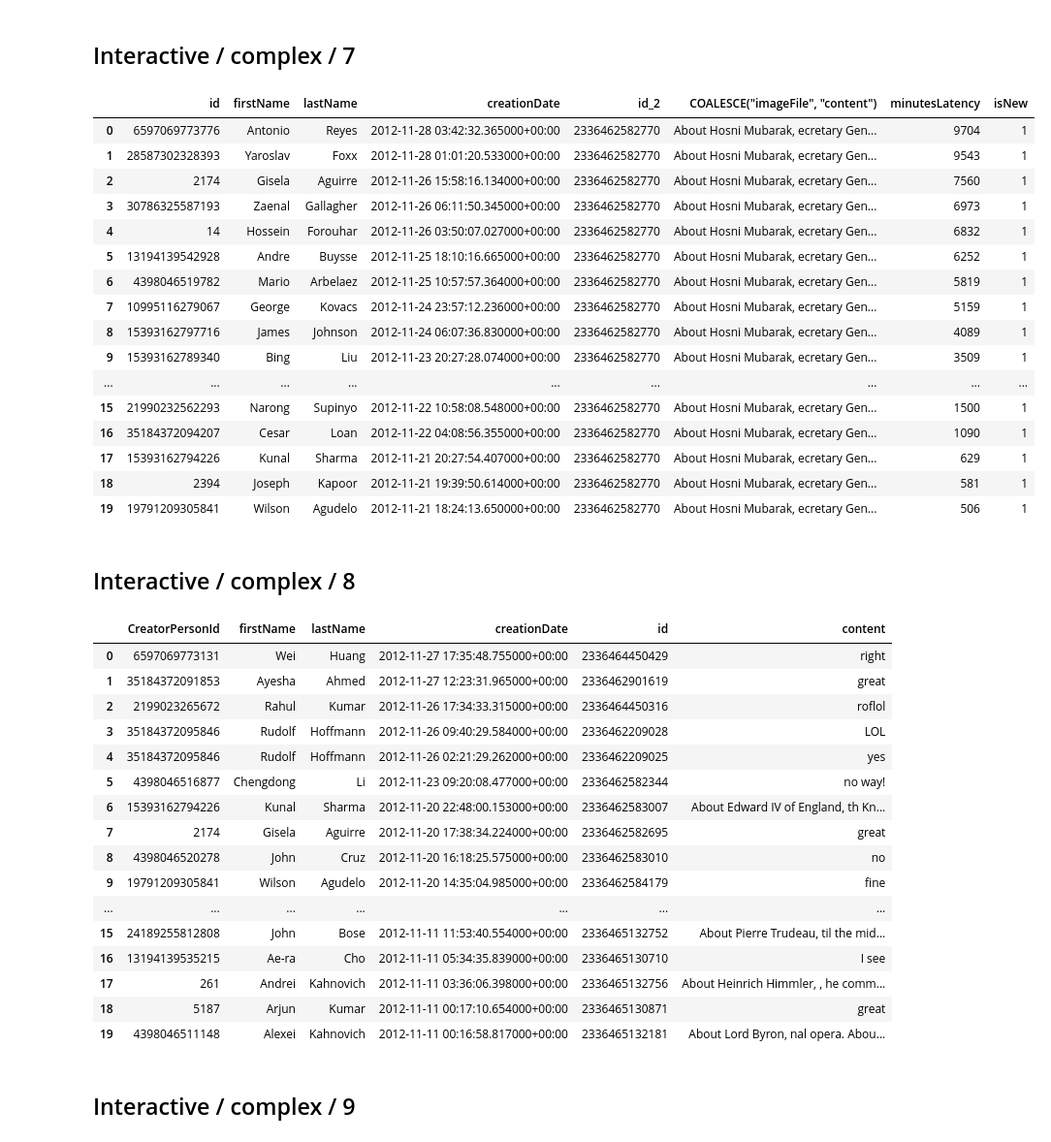
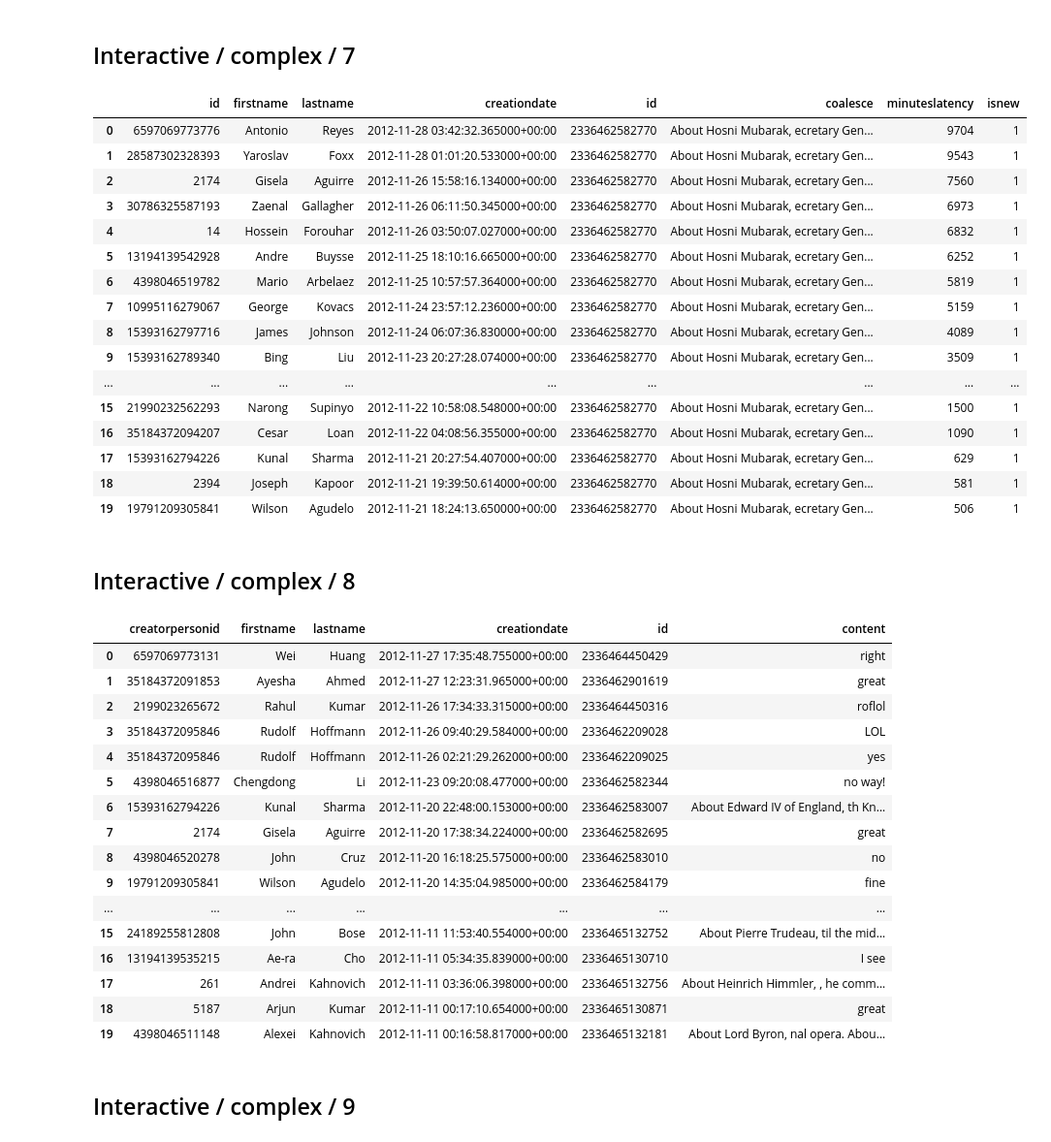
Before and after one commit to ic-htw/socmed, a Jupyter notebook: postgres/socmed.ipynb, the cells around one changed output. Shown: that part at 97% size. Drawn from its saved outputs; the diff is of its cells as text; code cells hidden in the pictures.

```diff
--- a/postgres/socmed.ipynb
+++ b/postgres/socmed.ipynb
@@ -13,2 +0,0 @@ dbdir = "/content/drive/MyDrive/dbfiles/"
-# %%
-con = duckdb.connect(database=dbdir + 'socmed.duckdb', read_only=True)
@@ -280,11 +286,7 @@ df = con.execute(sql).df(); df
 ## Interactive / complex / 4
 # %%
 personId = 14
-firstName = "Jose"
-maxDate = f"{quote('2010-10-16')}::date"
 startDate = f"{quote('2010-10-01')}::date"
-countryXName = quote("Angola")
-countryYName = quote("Colombia")
 durationDays = 31
 
 sql = f"""
@@ -319,6 +321,6 @@ ORDER BY postCount DESC, name ASC
 LIMIT 10
 ;
 """
-# %timeit -n1 -r1 con.execute(sql).df()
-df = con.execute(sql).df(); df
+# print(sql)
+exe(sql)
 # %% [output]
@@ -332,13 +334,7 @@ df = con.execute(sql).df(); df
 ## Interactive / complex / 5
 # %%
 personId = 14
-firstName = "Jose"
 minDate = f"{quote('2010-11-01')}::date"
-maxDate = f"{quote('2010-10-16')}::date"
-startDate = f"{quote('2010-10-01')}::date"
-countryXName = quote("Angola")
-countryYName = quote("Colombia")
-durationDays = 31
 
 sql = f"""
 SELECT
@@ -373,6 +369,6 @@ ORDER BY postCount DESC, ForumId ASC
 LIMIT 20
 ;
 """
-# %timeit -n1 -r1 con.execute(sql).df()
-df = con.execute(sql).df(); df
+# print(sql)
+exe(sql)
 # %% [output]
@@ -397,13 +393,6 @@ df = con.execute(sql).df(); df
 ## Interactive / complex / 6
 # %%
 personId = 14
-firstName = "Jose"
-minDate = f"{quote('2010-11-01')}::date"
-maxDate = f"{quote('2010-10-16')}::date"
-startDate = f"{quote('2010-10-01')}::date"
-countryXName = quote("Angola")
-countryYName = quote("Colombia")
-durationDays = 31
 tagName = quote("Carl_Gustaf_Emil_Mannerheim")
 
 sql = f"""
@@ -440,8 +429,8 @@ ORDER BY postCount DESC, name ASC
 LIMIT 10
 ;
 """
-# %timeit -n1 -r1 con.execute(sql).df()
-df = con.execute(sql).df(); df
+# print(sql)
+exe(sql)
 # %% [output]
 |  | name | postcount |
 | 0 | Cuba | 5 |
@@ -458,14 +447,6 @@ df = con.execute(sql).df(); df
 ## Interactive / complex / 7
 # %%
 personId = 14
-firstName = "Jose"
-minDate = f"{quote('2010-11-01')}::date"
-maxDate = f"{quote('2010-10-16')}::date"
-startDate = f"{quote('2010-10-01')}::date"
-countryXName = quote("Angola")
-countryYName = quote("Colombia")
-durationDays = 31
-tagName = quote("Carl_Gustaf_Emil_Mannerheim")
 
 sql = f"""
 SELECT
@@ -478,36 +459,36 @@ SELECT
     CAST(floor(EXTRACT(EPOCH FROM (l.creationDate - Message.creationDate))) AS INTEGER) / 60 AS minutesLatency,
     (
         CASE WHEN EXISTS (
             SELECT 1
             FROM Person_knows_Person
             WHERE Person1Id = {personId}
               AND Person2Id = Person.id
         ) THEN 0 ELSE 1 END
     ) AS isNew
 FROM
     (
         SELECT PersonId, max(Person_likes_Message.creationDate) AS creationDate
         FROM Person_likes_Message, Message
         WHERE Person_likes_Message.id = Message.id
           AND Message.CreatorPersonId = {personId}
         GROUP BY PersonId
         ORDER BY creationDate DESC, PersonId ASC
         LIMIT 20
     ) tmp,
     Message,
     Person,
     Person_likes_Message AS l
 WHERE Person.id = tmp.PersonId
   AND tmp.PersonId = l.PersonId
   AND tmp.creationDate = l.creationDate
   AND l.id = Message.id
 ORDER BY l.creationDate DESC, Person.id ASC
 ;
 """
-# %timeit -n1 -r1 con.execute(sql).df()
-df = con.execute(sql).df(); df
+# print(sql)
+exe(sql)
 # %% [output]
-|  | id | firstName | lastName | creationDate | id_2 | COALESCE("imageFile", "content") | minutesLatency | isNew |
+|  | id | firstname | lastname | creationdate | id | coalesce | minuteslatency | isnew |
 | 0 | 6597069773776 | Antonio | Reyes | 2012-11-28 03:42:32.365000+00:00 | 2336462582770 | About Hosni Mubarak, ecretary Gen... | 9704 | 1 |
 | 1 | 28587302328393 | Yaroslav | Foxx | 2012-11-28 01:01:20.533000+00:00 | 2336462582770 | About Hosni Mubarak, ecretary Gen... | 9543 | 1 |
 | 2 | 2174 | Gisela | Aguirre | 2012-11-26 15:58:16.134000+00:00 | 2336462582770 | About Hosni Mubarak, ecretary Gen... | 7560 | 1 |
@@ -528,14 +509,6 @@ df = con.execute(sql).df(); df
 ## Interactive / complex / 8
 # %%
 personId = 14
-firstName = "Jose"
-minDate = f"{quote('2010-11-01')}::date"
-maxDate = f"{quote('2010-10-16')}::date"
-startDate = f"{quote('2010-10-01')}::date"
-countryXName = quote("Angola")
-countryYName = quote("Colombia")
-durationDays = 31
-tagName = quote("Carl_Gustaf_Emil_Mannerheim")
 
 sql = f"""
 SELECT
@@ -558,10 +531,10 @@ ORDER BY
 LIMIT 20
 ;
 """
-# %timeit -n1 -r1 con.execute(sql).df()
-df = con.execute(sql).df(); df
+# print(sql)
+exe(sql)
 # %% [output]
-|  | CreatorPersonId | firstName | lastName | creationDate | id | content |
+|  | creatorpersonid | firstname | lastname | creationdate | id | content |
 | 0 | 6597069773131 | Wei | Huang | 2012-11-27 17:35:48.755000+00:00 | 2336464450429 | right |
 | 1 | 35184372091853 | Ayesha | Ahmed | 2012-11-27 12:23:31.965000+00:00 | 2336462901619 | great |
 | 2 | 2199023265672 | Rahul | Kumar | 2012-11-26 17:34:33.315000+00:00 | 2336464450316 | roflol |
```
Also changed, not shown: parts of 42 cells of this notebook.
